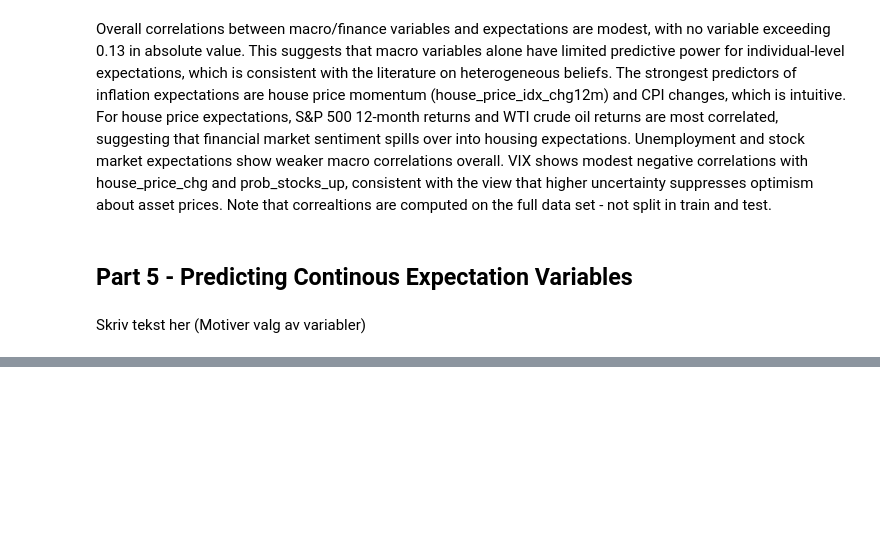
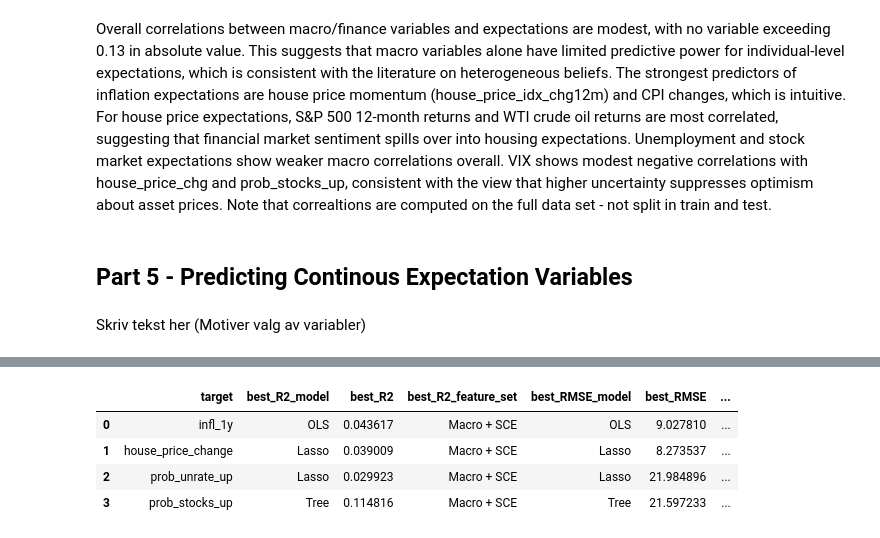
Before and after one commit to MHS17-NHH/FIE463-V26, a Jupyter notebook: data/solution.ipynb, the cells around one changed output, grey strips where cells are left out. Cells and saved outputs as stored; diff of their text form; code cells hidden in the pictures; blank space fills up the shorter version.

```diff
--- a/data/solution.ipynb
+++ b/data/solution.ipynb
@@ -1261,0 +1208,25 @@ summary_df
+# %%
+# Summarize best models by R² and RMSE
+summary = []
+for target in TARGETS:
+    target_df = results_df[results_df["target"] == target]
+    best_r2_row = target_df.loc[target_df["R2"].idxmax()]
+    best_rmse_row = target_df.loc[target_df["RMSE"].idxmin()]
+    summary.append({
+        "target": target,
+        "best_R2_model": best_r2_row["model"],
+        "best_R2": best_r2_row["R2"],
+        "best_R2_feature_set": best_r2_row["feature_set"],
+        "best_RMSE_model": best_rmse_row["model"],
+        "best_RMSE": best_rmse_row["RMSE"],
+        "best_RMSE_feature_set": best_rmse_row["feature_set"],
+    })
+
+summary_df = pd.DataFrame(summary)
+display(summary_df)
+# %% [output]
+|  | target | best_R2_model | best_R2 | best_R2_feature_set | best_RMSE_model | best_RMSE | ... |
+| 0 | infl_1y | OLS | 0.043617 | Macro + SCE | OLS | 9.027810 | ... |
+| 1 | house_price_change | Lasso | 0.039009 | Macro + SCE | Lasso | 8.273537 | ... |
+| 2 | prob_unrate_up | Lasso | 0.029923 | Macro + SCE | Lasso | 21.984896 | ... |
+| 3 | prob_stocks_up | Tree | 0.114816 | Macro + SCE | Tree | 21.597233 | ... |
```
Also changed, not shown: parts of 78 cells of this notebook.
